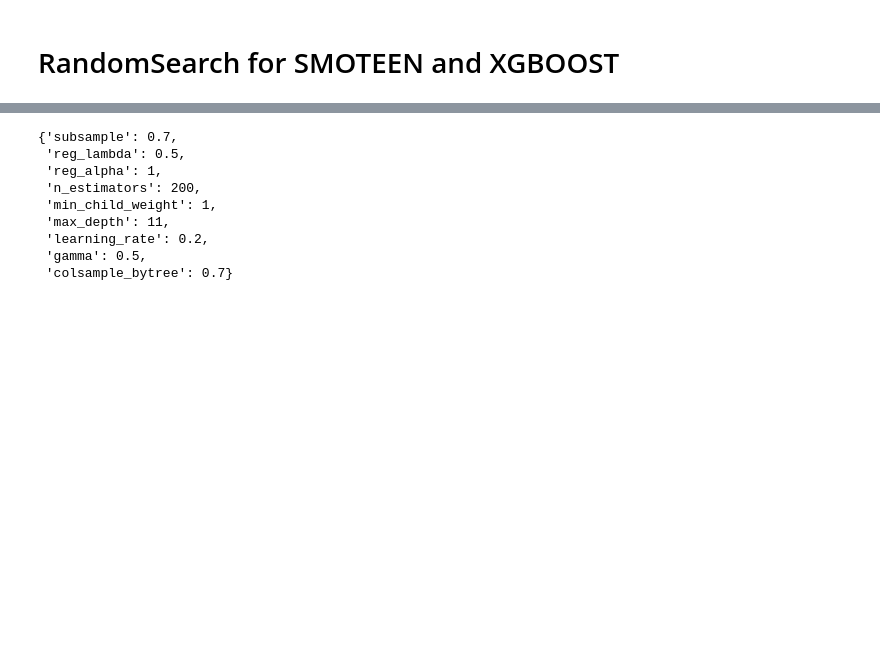
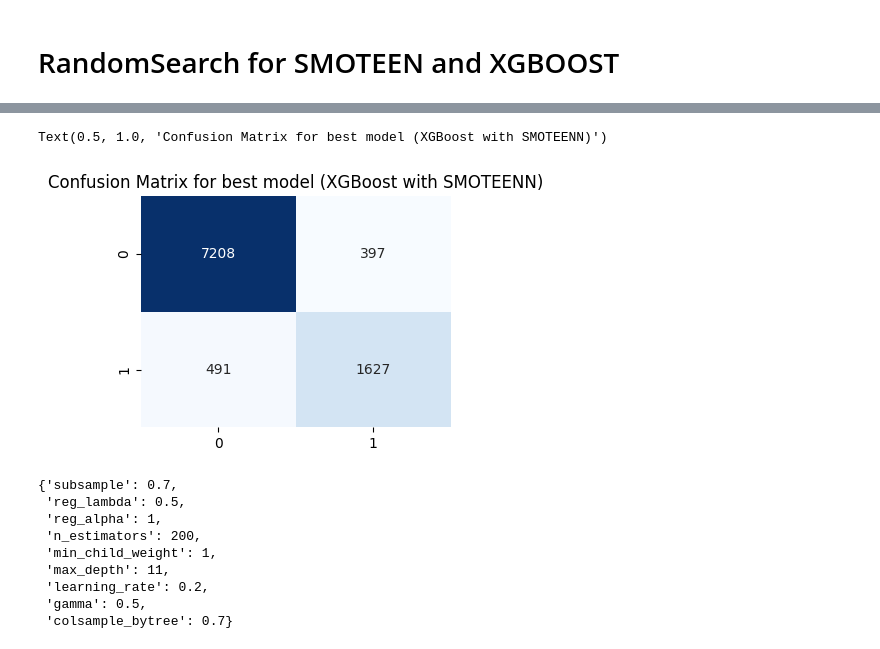
Before and after one commit to GeraldL19/Final-Year-Project-PSDP, a Jupyter notebook: w1827534_PSDP_Modelling_24_02_14.ipynb, the cells around one changed output, grey strips where cells are left out. Drawn from its saved outputs; the diff is of its cells as text; code cells hidden in the pictures; blank space fills up the shorter version.

```diff
--- a/w1827534_PSDP_Modelling_24_02_14.ipynb
+++ b/w1827534_PSDP_Modelling_24_02_14.ipynb
@@ -531,3 +531,10 @@ weighted avg       0.90      0.90      0.90      9723
+# %%
+plt.figure(figsize=(4, 3))
+sns.heatmap(conf_matrix_smt, annot=True, fmt="d", cmap="Blues", cbar=False)
+plt.title(f'Confusion Matrix for best model (XGBoost with SMOTEENN)', fontsize=12)
+# %% [output]
+Text(0.5, 1.0, 'Confusion Matrix for best model (XGBoost with SMOTEENN)')
+[figure, added]
 # %%
 # Get best model parameter
 random_search.best_params_
```
Also changed, not shown: parts of 1 cell of this notebook.
